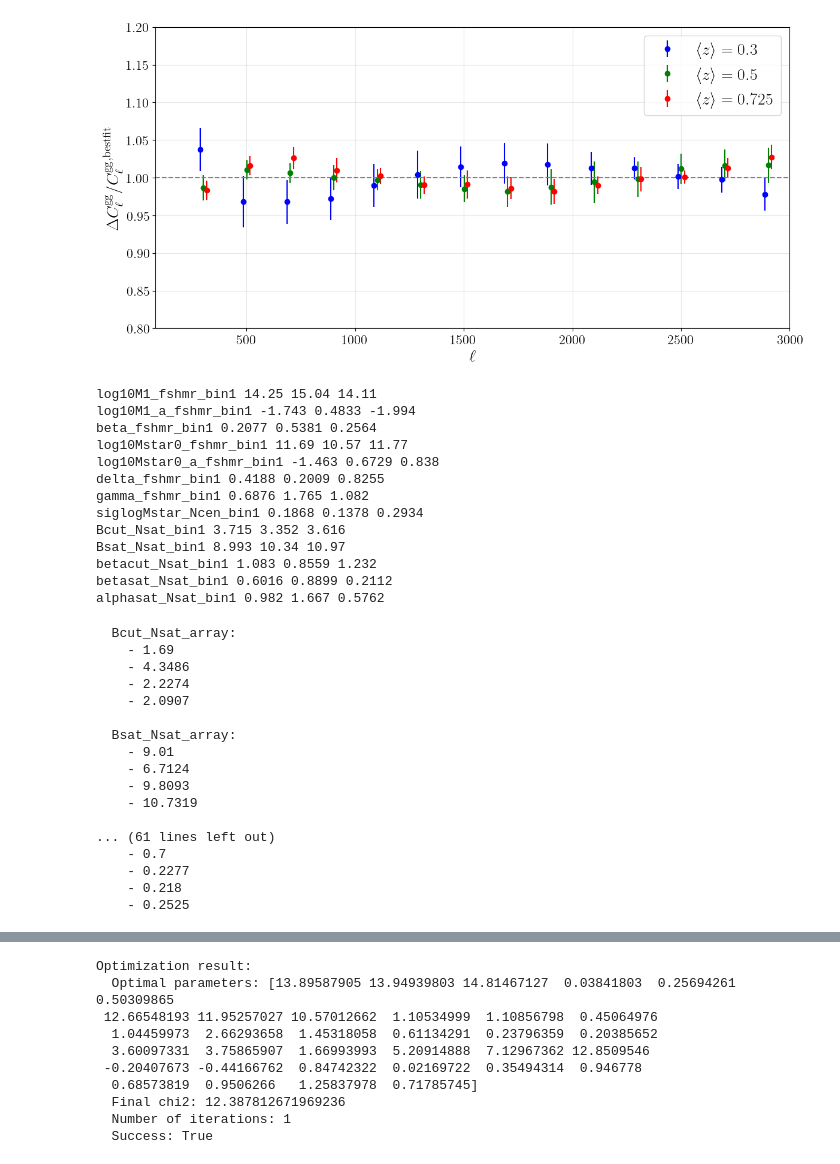
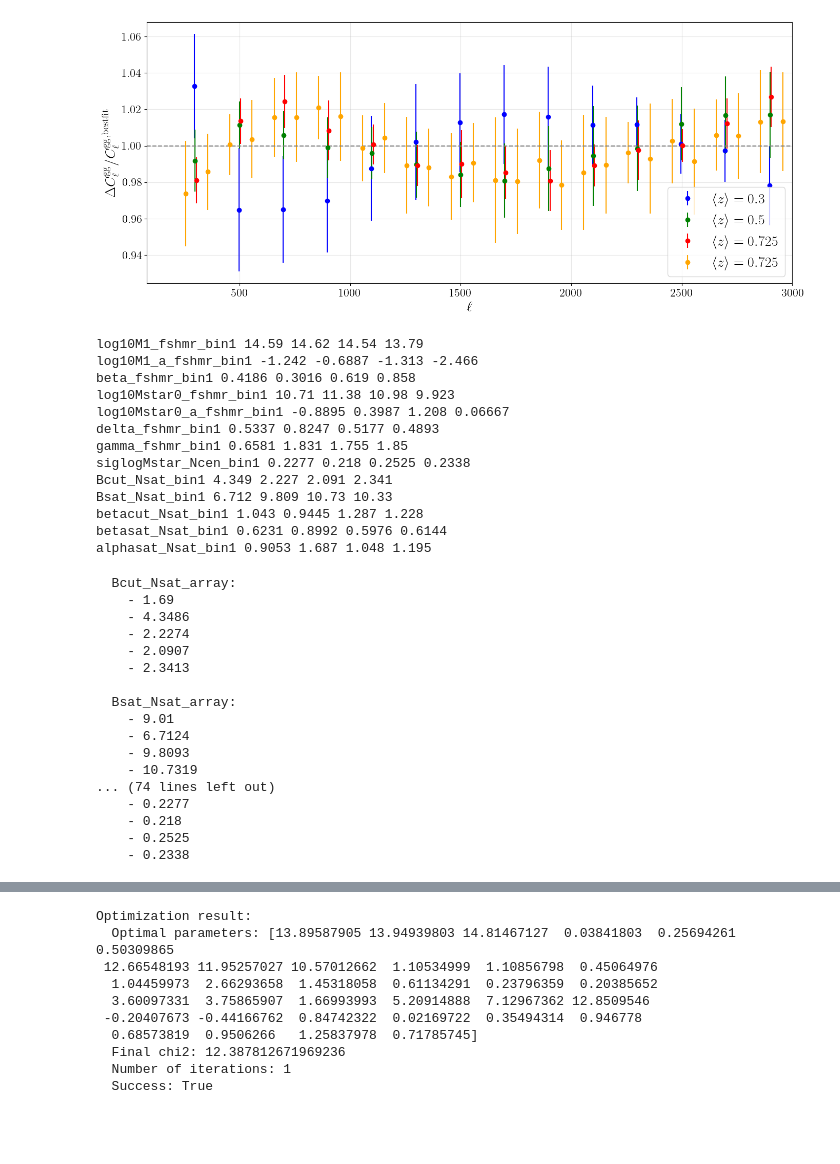
Before and after one commit to shivampcosmo/GODMAX, a Jupyter notebook: notebooks/xDESI/test_fit_abacus.ipynb, the cells around one changed output, grey strips where cells are left out. Drawn from its saved outputs; the diff is of its cells as text; code cells hidden in the pictures; blank space fills up the shorter version.

```diff
--- a/notebooks/xDESI/test_fit_abacus.ipynb
+++ b/notebooks/xDESI/test_fit_abacus.ipynb
@@ -171,7 +176,8 @@ cosmo_jax = Cosmology(
 scale_fac_a_array = 1.0 / (1.0 + zarray_lens)
 
 
-df_sims = pk.load(open(os.path.abspath(abs_path_data + '/xDESI/abacus_LRG_nz_Clgg_v4_combined_16sims.pkl'), 'rb'))
+# df_sims = pk.load(open(os.path.abspath(abs_path_data + '/xDESI/abacus_LRG_nz_Clgg_v4_combined_16sims.pkl'), 'rb'))
+df_sims = pk.load(open(os.path.abspath(abs_path_data + '/xDESI/abacus_LRG_nz_Clgg_v5_deltaell_100_combined_16sims.pkl'), 'rb'))
 
 zvals = df_sims['zvals']
 nbins_lens = len(zvals)
@@ -189,7 +195,7 @@ for jz, zval_group in enumerate(zvals):
     nz_gal_interp = interp1d(zcen_nz_file, nz_gal_file, fill_value=0.0, bounds_error=False)
 
     hist_z = nz_gal_interp(zarray_lens)
-    nz_lens[jz] = hist_z/( np.trapz(hist_z, zarray_lens) )
+    nz_lens[jz] = hist_z/(np.trapz(hist_z, zarray_lens))
 
     nz_comoving = np.zeros_like(zarray_lens)
     indsel = np.where(hist_z > 1e-5)[0]
@@ -253,7 +259,8 @@ Pkz_test = get_Pkz(sim_params_dict, halo_params_dict, analysis_dict, other_param
 Cls_test = get_Cl(sim_params_dict, halo_params_dict, analysis_dict, other_params_dict, Pkz_obj=Pkz_test)
 
 
-df_sims = pk.load(open(os.path.abspath(abs_path_data + '/xDESI/abacus_LRG_nz_Clgg_v4_combined_16sims.pkl'), 'rb'))
+# df_sims = pk.load(open(os.path.abspath(abs_path_data + '/xDESI/abacus_LRG_nz_Clgg_v4_combined_16sims.pkl'), 'rb'))
+df_sims = pk.load(open(os.path.abspath(abs_path_data + '/xDESI/abacus_LRG_nz_Clgg_v5_deltaell_100_combined_16sims.pkl'), 'rb'))
 Cls_sims = df_sims['Cl_gg_all']
 len_tot_ell = len(Cls_sims['l_array'])
 
@@ -266,7 +273,8 @@ l_array_sims = l_array_sims[indsel_ell]
 bin_to_zkey = {
     0: 'z0.300_0.400',
     1: 'z0.450_0.575',
-    2: 'z0.650_0.800'
+    2: 'z0.650_0.800',
+    3: 'z0.875_1.100'
 }
 
 # Load data only for selected bins
@@ -478,66 +357,74 @@ import matplotlib.pyplot as pl
 # %%
 # /mnt/ceph/users/spandey/paste_godmax/GODMAX/results/xDESI/mcmc_fit_abacus_v4_16sims_deltaell_100_800samples_ellrange_200_2000_bins_2_nparams_12_v2.pkl
 
-df_file1 = pk.load(open('/mnt/ceph/users/spandey/paste_godmax/GODMAX/results/xDESI/mcmc_fit_abacus_v4_16sims_deltaell_100_2400samples_ellrange_200_3000_bins_1_nparams_13_v2.pkl', 'rb'))
+df_file1 = pk.load(open('/mnt/ceph/users/spandey/paste_godmax/GODMAX/results/xDESI/mcmc_fit_abacus_v4_16sims_deltaell_100_800samples_ellrange_200_3000_bins_1_nparams_13_v2.pkl', 'rb'))
 plot_data1 = df_file1['plot_data']
 
-df_file2 = pk.load(open('/mnt/ceph/users/spandey/paste_godmax/GODMAX/results/xDESI/mcmc_fit_abacus_v4_16sims_deltaell_100_2400samples_ellrange_200_3000_bins_2_nparams_13_v2.pkl', 'rb'))
+df_file2 = pk.load(open('/mnt/ceph/users/spandey/paste_godmax/GODMAX/results/xDESI/mcmc_fit_abacus_v4_16sims_deltaell_100_800samples_ellrange_200_3000_bins_2_nparams_13_v2.pkl', 'rb'))
 plot_data2 = df_file2['plot_data']
 
-df_file3 = pk.load(open('/mnt/ceph/users/spandey/paste_godmax/GODMAX/results/xDESI/mcmc_fit_abacus_v4_16sims_deltaell_100_2400samples_ellrange_200_3000_bins_3_nparams_13_v2.pkl', 'rb'))
+df_file3 = pk.load(open('/mnt/ceph/users/spandey/paste_godmax/GODMAX/results/xDESI/mcmc_fit_abacus_v4_16sims_deltaell_100_800samples_ellrange_200_3000_bins_3_nparams_13_v2.pkl', 'rb'))
 plot_data3 = df_file3['plot_data']
+
+df_file4 = pk.load(open('/mnt/ceph/users/spandey/paste_godmax/GODMAX/results/xDESI/mcmc_fit_abacus_v4_16sims_deltaell_100_800samples_ellrange_200_3000_bins_4_nparams_13_v2.pkl', 'rb'))
+plot_data4 = df_file4['plot_data']
+
 
 # df_file = pk.load(open('/mnt/ceph/users/spandey/paste_godmax/GODMAX/results/xDESI/mcmc_fit_abacus_v4_16sims_deltaell_100_3200samples_ellrange_200_2000_bins_1_2_3_nparams_39_v2.pkl', 'rb'))
 
 
-colors = ['blue', 'green', 'red']
-pl.figure(figsize=(12,6))
-pl.errorbar(plot_data1['l_array_sims']-15, plot_data1['Cl_gg_sims0']/plot_data1['logClgg_sims_interp0'], yerr=np.sqrt(plot_data1['cov_gaussian_0'])/plot_data1['logClgg_sims_interp0'], fmt='o', color=colors[0], label=r'$\langle z \rangle=0.3$')
+colors = ['blue', 'green', 'red', 'orange']
+pl.figure(figsize=(14,6))
+pl.errorbar(plot_data1['l_array_sims']-5, plot_data1['Cl_gg_sims0']/plot_data1['logClgg_sims_interp0'], yerr=np.sqrt(plot_data1['cov_gaussian_0'])/plot_data1['logClgg_sims_interp0'], fmt='o', color=colors[0], label=r'$\langle z \rangle=0.3$')
 
-pl.errorbar(plot_data2['l_array_sims'], plot_data2['Cl_gg_sims1']/plot_data2['logClgg_sims_interp1'], yerr=np.sqrt(plot_data2['cov_gaussian_1'])/plot_data2['logClgg_sims_interp1'], fmt='o', color=colors[1], label=r'$\langle z \rangle=0.5$')
+pl.errorbar(plot_data2['l_array_sims']-2.5, plot_data2['Cl_gg_sims1']/plot_data2['logClgg_sims_interp1'], yerr=np.sqrt(plot_data2['cov_gaussian_1'])/plot_data2['logClgg_sims_interp1'], fmt='o', color=colors[1], label=r'$\langle z \rangle=0.5$')
 
-pl.errorbar(plot_data3['l_array_sims']+15, plot_data3['Cl_gg_sims2']/plot_data3['logClgg_sims_interp2'], yerr=np.sqrt(plot_data3['cov_gaussian_2'])/plot_data3['logClgg_sims_interp2'], fmt='o', color=colors[2], label=r'$\langle z \rangle=0.725$')
+pl.errorbar(plot_data3['l_array_sims']+2.5, plot_data3['Cl_gg_sims2']/plot_data3['logClgg_sims_interp2'], yerr=np.sqrt(plot_data3['cov_gaussian_2'])/plot_data3['logClgg_sims_interp2'], fmt='o', color=colors[2], label=r'$\langle z \rangle=0.725$')
+
+pl.errorbar(plot_data4['l_array_sims']+5, plot_data4['Cl_gg_sims3']/plot_data4['logClgg_sims_interp3'], yerr=np.sqrt(plot_data4['cov_gaussian_3'])/plot_data4['logClgg_sims_interp3'], fmt='o', color=colors[3], label=r'$\langle z \rangle=0.725$')
+
 # pl.xscale('log')
 # pl.yscale('log')
 # pl.ylim(0.8, 1.2)
 pl.xlim(80, 3000)
-pl.ylim(0.8, 1.2)
+# pl.ylim(0.8, 1.2)
 # set tick label sizes:
 pl.xticks(fontsize=16)
 pl.yticks(fontsize=16)
 pl.axhline(1.0, color='gray', linestyle='--')
 pl.xlabel(r'$\ell$', fontsize=20)
 pl.ylabel(r'$\Delta C_\ell^{\mathrm{gg}}/C^{\mathrm{gg}, \mathrm{bestfit}}_\ell$', fontsize=20)
 pl.legend(fontsize=20)
 pl.grid(alpha=0.3)
 pl.tight_layout()
 # pl.savefig(abs_path_results + '/xDESI/plots/Clgg_bestfit_comparison_bins1_2_3.png', dpi=300)
 pl.show()
 # %% [output]
-[figure, old version]
+[figure, new version]
 # %%
 # df_file1.keys()
 param_names1, xmin1 = df_file1['param_vary_names_final'], df_file1['xmin']
 param_names2, xmin2 = df_file2['param_vary_names_final'], df_file2['xmin']
 param_names3, xmin3 = df_file3['param_vary_names_final'], df_file3['xmin']
+param_names4, xmin4 = df_file4['param_vary_names_final'], df_file4['xmin']
 
 for jp in range(len(param_names1)):
     name = param_names1[jp]
-    print(f"{name} {xmin1[jp]:.4g} {xmin2[jp]:.4g} {xmin3[jp]:.4g}")
+    print(f"{name} {xmin1[jp]:.4g} {xmin2[jp]:.4g} {xmin3[jp]:.4g} {xmin4[jp]:.4g}")
 # %% [output]
-log10M1_fshmr_bin1 14.25 15.04 14.11
-log10M1_a_fshmr_bin1 -1.743 0.4833 -1.994
-beta_fshmr_bin1 0.2077 0.5381 0.2564
-log10Mstar0_fshmr_bin1 11.69 10.57 11.77
-log10Mstar0_a_fshmr_bin1 -1.463 0.6729 0.838
-delta_fshmr_bin1 0.4188 0.2009 0.8255
-gamma_fshmr_bin1 0.6876 1.765 1.082
-siglogMstar_Ncen_bin1 0.1868 0.1378 0.2934
-Bcut_Nsat_bin1 3.715 3.352 3.616
-Bsat_Nsat_bin1 8.993 10.34 10.97
-betacut_Nsat_bin1 1.083 0.8559 1.232
-betasat_Nsat_bin1 0.6016 0.8899 0.2112
-alphasat_Nsat_bin1 0.982 1.667 0.5762
+log10M1_fshmr_bin1 14.59 14.62 14.54 13.79
+log10M1_a_fshmr_bin1 -1.242 -0.6887 -1.313 -2.466
+beta_fshmr_bin1 0.4186 0.3016 0.619 0.858
+log10Mstar0_fshmr_bin1 10.71 11.38 10.98 9.923
+log10Mstar0_a_fshmr_bin1 -0.8895 0.3987 1.208 0.06667
+delta_fshmr_bin1 0.5337 0.8247 0.5177 0.4893
+gamma_fshmr_bin1 0.6581 1.831 1.755 1.85
+siglogMstar_Ncen_bin1 0.2277 0.218 0.2525 0.2338
+Bcut_Nsat_bin1 4.349 2.227 2.091 2.341
+Bsat_Nsat_bin1 6.712 9.809 10.73 10.33
+betacut_Nsat_bin1 1.043 0.9445 1.287 1.228
+betasat_Nsat_bin1 0.6231 0.8992 0.5976 0.6144
+alphasat_Nsat_bin1 0.9053 1.687 1.048 1.195
 # %%
 import yaml
 
@@ -574,6 +461,7 @@ for jp in range(len(param_names1)):
     output_dict[clean_name].append(round(xmin1[jp], 4))
     output_dict[clean_name].append(round(xmin2[jp], 4))
     output_dict[clean_name].append(round(xmin3[jp], 4))
+    output_dict[clean_name].append(round(xmin4[jp], 4))
 
 # Print as YAML
 for key in sorted(output_dict.keys()):
@@ -587,18 +475,18 @@ for key in sorted(output_dict.keys()):
     - 4.3486
     - 2.2274
     - 2.0907
+    - 2.3413
 
   Bsat_Nsat_array:
     - 9.01
     - 6.7124
     - 9.8093
     - 10.7319
-
-... (61 lines left out)
-    - 0.7
+... (74 lines left out)
     - 0.2277
     - 0.218
     - 0.2525
+    - 0.2338
 # %%
 
 samps1, names1, labels1 = df_file1['samps'], df_file1['names'], df_file1['labels']
```
Also changed, not shown: parts of 13 cells of this notebook, 29 other files.
